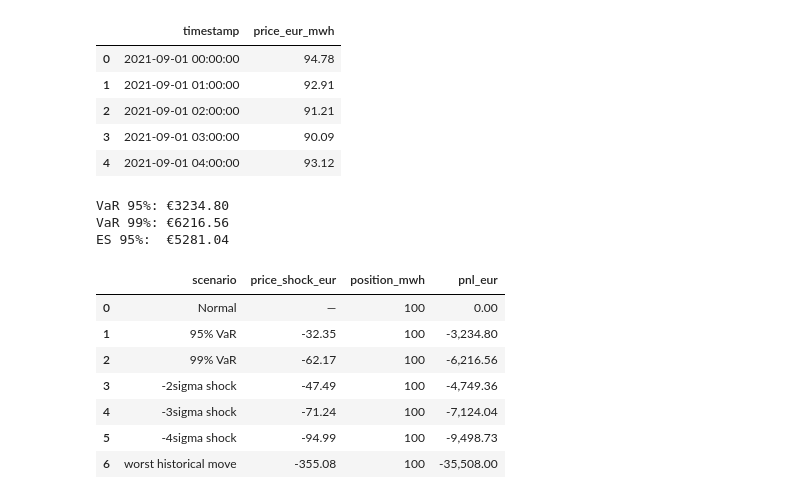
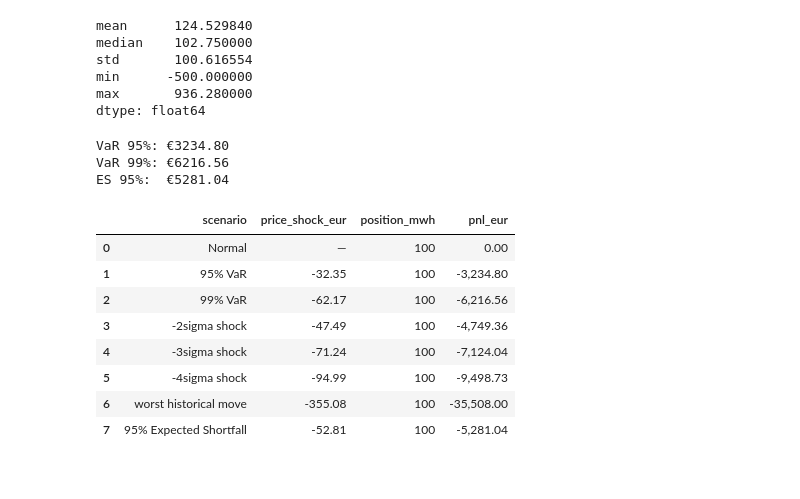
Before and after one commit to AdiGosw/energy_price_risk, a Jupyter notebook: energy_risk.ipynb, the cells around one changed output. Drawn from its saved outputs; the diff is of its cells as text; code cells hidden in the pictures.

```diff
--- a/energy_risk.ipynb
+++ b/energy_risk.ipynb
@@ -24,14 +24,13 @@ from trading import (
 file_path = "data/Day_ahead_prices.csv"
 df = load_prices(file_path)
 summary(df)
-df.head()
 # %% [output]
-|  | timestamp | price_eur_mwh |
-| 0 | 2021-09-01 00:00:00 | 94.78 |
-| 1 | 2021-09-01 01:00:00 | 92.91 |
-| 2 | 2021-09-01 02:00:00 | 91.21 |
-| 3 | 2021-09-01 03:00:00 | 90.09 |
-| 4 | 2021-09-01 04:00:00 | 93.12 |
+mean      124.529840
+median    102.750000
+std       100.616554
+min      -500.000000
+max       936.280000
+dtype: float64
 # %%
 df = price_change(df)
 
@@ -56,33 +55,39 @@ implied_shock_99 = -var_99 / Q
 
 # Build the "Normal" and VaR rows in the same schema as run_stress_test's output
 extra_rows = pd.DataFrame([
     {"scenario": "Normal",  "price_shock_eur": None,             "position_mwh": Q, "pnl_eur": 0.0},
     {"scenario": "95% VaR", "price_shock_eur": implied_shock_95, "position_mwh": Q, "pnl_eur": -var_95},
     {"scenario": "99% VaR", "price_shock_eur": implied_shock_99, "position_mwh": Q, "pnl_eur": -var_99},
 ])
 
+es_row = pd.DataFrame([
+    {"scenario": "95% Expected Shortfall", "price_shock_eur": -es_95/Q, "position_mwh": Q, "pnl_eur": -es_95}
+])
+
+
 full_stress_table = pd.concat([extra_rows, stress_table], ignore_index=True)
-
+full_stress_table = pd.concat([full_stress_table, es_row], ignore_index=True)
 # Formatting
 full_stress_table_display = full_stress_table.copy()
 full_stress_table_display["price_shock_eur"] = full_stress_table_display["price_shock_eur"].map(
     lambda x: "—" if pd.isna(x) else f"{x:,.2f}"
 )
 
 full_stress_table_display["pnl_eur"] = full_stress_table_display["pnl_eur"].map(lambda x: f"{x:,.2f}")
 
 full_stress_table_display
 # %% [output]
 VaR 95%: €3234.80
 VaR 99%: €6216.56
 ES 95%:  €5281.04
 |  | scenario | price_shock_eur | position_mwh | pnl_eur |
 | 0 | Normal | — | 100 | 0.00 |
 | 1 | 95% VaR | -32.35 | 100 | -3,234.80 |
 | 2 | 99% VaR | -62.17 | 100 | -6,216.56 |
 | 3 | -2sigma shock | -47.49 | 100 | -4,749.36 |
 | 4 | -3sigma shock | -71.24 | 100 | -7,124.04 |
 | 5 | -4sigma shock | -94.99 | 100 | -9,498.73 |
 | 6 | worst historical move | -355.08 | 100 | -35,508.00 |
+| 7 | 95% Expected Shortfall | -52.81 | 100 | -5,281.04 |
 # %%
 # Fig 1: Historical price
```
Also changed, not shown: parts of 8 cells of this notebook.
